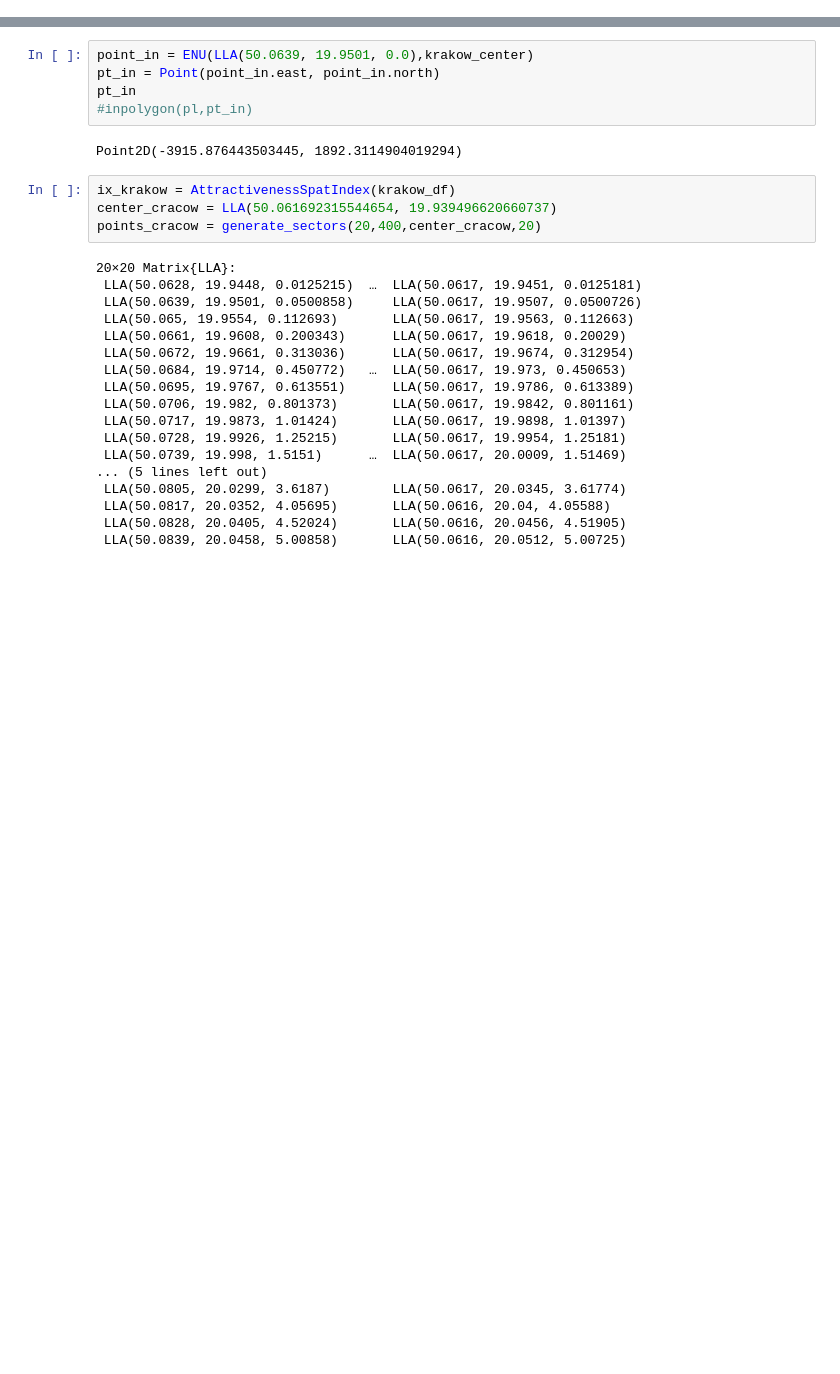
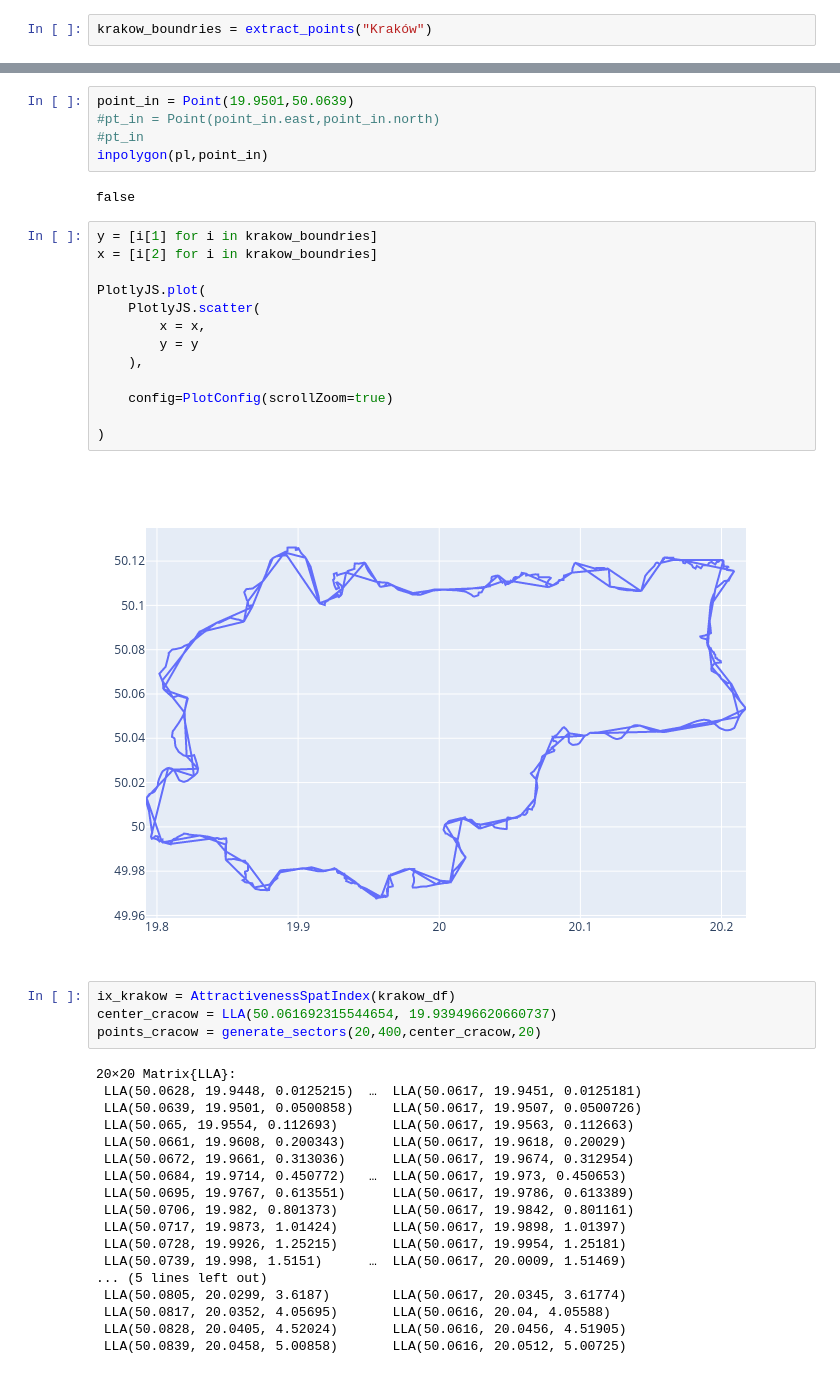
Before and after one commit to AdamKasinski/walkability_analyses, a Jupyter notebook: plot_example.ipynb, the cells around one changed output, grey strips where cells are left out. Cells and saved outputs as stored; diff of their text form; blank space fills up the shorter version.

Commit message:
points extracted

```diff
--- a/plot_example.ipynb
+++ b/plot_example.ipynb
@@ -82,0 +67,2 @@ end
+# %%
+krakow_boundries = extract_points("Kraków")
@@ -87,10 +117,25 @@ Polygon2D{Point2D}(Point2D[Point2D(-14353.816632797265, -5976.123113699772), Poi
 # %%
-point_in = ENU(LLA(50.0639, 19.9501, 0.0),krakow_center)
-pt_in = Point(point_in.east, point_in.north)
-pt_in
-#inpolygon(pl,pt_in)
+point_in = Point(19.9501,50.0639)
+#pt_in = Point(point_in.east,point_in.north)
+#pt_in
+inpolygon(pl,point_in)
 # %% [output]
-Point2D(-3915.876443503445, 1892.3114904019294)
+false
+# %%
+y = [i[1] for i in krakow_boundries]
+x = [i[2] for i in krakow_boundries]
+
+PlotlyJS.plot(
+    PlotlyJS.scatter(
+        x = x,
+        y = y
+    ),
+
+    config=PlotConfig(scrollZoom=true)
+
+)
+# %% [output]
+[figure, added]
 # %%
 ix_krakow = AttractivenessSpatIndex(krakow_df)
 center_cracow = LLA(50.061692315544654, 19.939496620660737)
```
Also changed, not shown: parts of 13 cells of this notebook, 1 other file.
